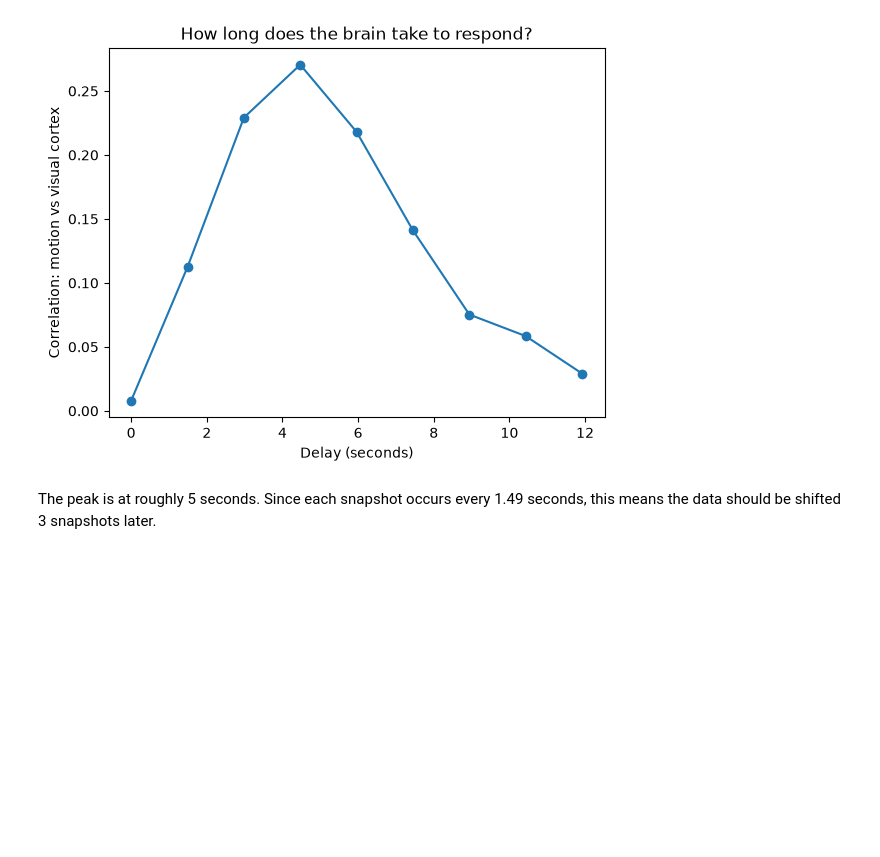
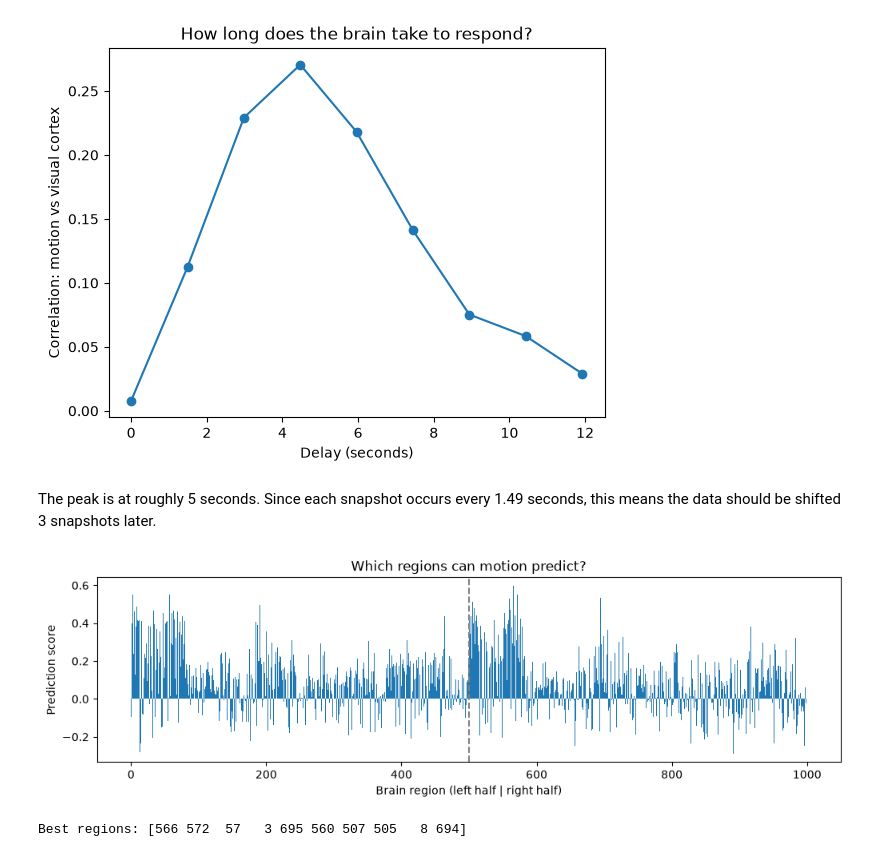
Before and after one commit to ErikMoller-27/Brain_Video, a Jupyter notebook: notebooks/02_align_video.ipynb, the cells around one changed output. Drawn from its saved outputs; the diff is of its cells as text; code cells hidden in the pictures; blank space fills up the shorter version.

Commit message:
First encoder: motion predicts the visual cortex

```diff
--- a/notebooks/02_align_video.ipynb
+++ b/notebooks/02_align_video.ipynb
@@ -84,3 +84,28 @@ plt.show()
 [figure]
 # %% [markdown]
 The peak is at roughly 5 seconds. Since each snapshot occurs every 1.49 seconds, this means the data should be shifted 3 snapshots later.
+# %%
+from sklearn.linear_model import Ridge
+
+lag = 3
+X = motion[:-lag].reshape(-1, 1)
+Y = brain[lag:]
+
+split = int(len(X) * 0.7)
+model = Ridge(alpha=1.0).fit(X[:split], Y[:split])
+pred = model.predict(X[split:])
+
+scores = np.array([np.corrcoef(pred[:, r], Y[split:, r])[0, 1] for r in range(1000)])
+
+plt.figure(figsize=(12, 3))
+plt.bar(range(1000), scores, width=1)
+plt.axvline(500, color='gray', linestyle='--')
+plt.xlabel('Brain region (left half | right half)')
+plt.ylabel('Prediction score')
+plt.title('Which regions can motion predict?')
+plt.show()
+
+print('Best regions:', np.argsort(scores)[-10:][::-1])
+# %% [output]
+[figure, added]
+Best regions: [566 572  57   3 695 560 507 505   8 694]
```
